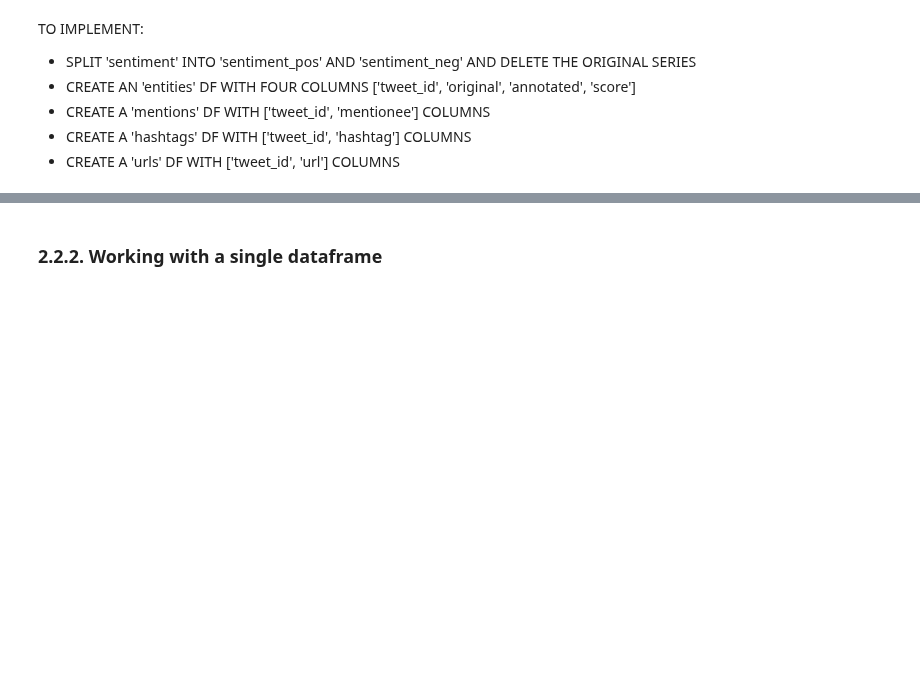
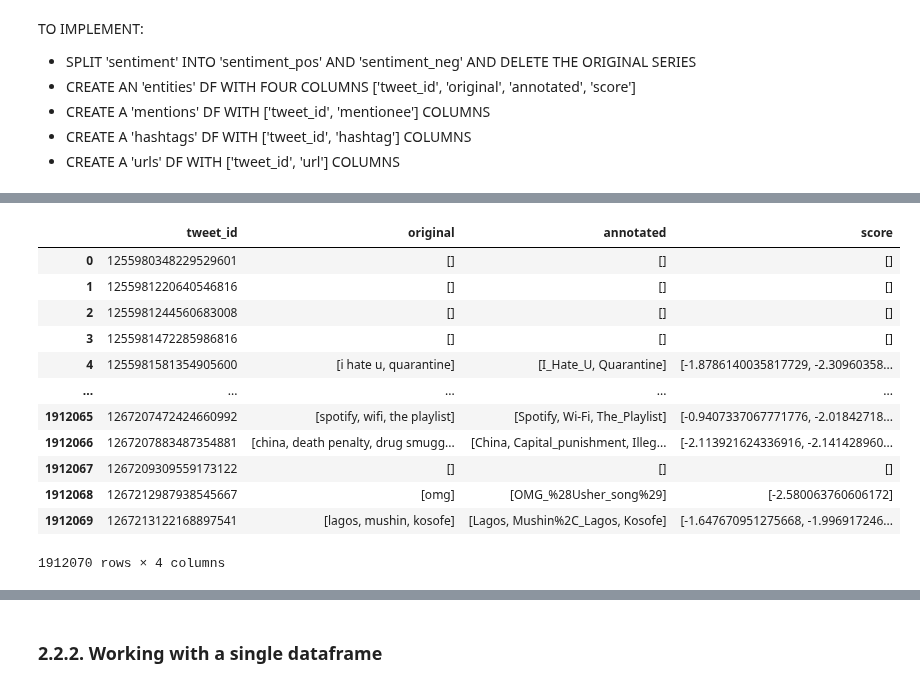
Before and after one commit to gesiscss/css_methods_python, a Jupyter notebook: a_introduction/2_data_handling_and_visualization.ipynb, the cells around one changed output, grey strips where cells are left out. Drawn from its saved outputs; the diff is of its cells as text; code cells hidden in the pictures; blank space fills up the shorter version.

```diff
--- a/a_introduction/2_data_handling_and_visualization.ipynb
+++ b/a_introduction/2_data_handling_and_visualization.ipynb
@@ -44,7 +44,7 @@ Download the file https://zenodo.org/record/4593502/files/TweetsCOV19_052020.tsv
 # %%
 import pandas as pd
 # %%
-tweets = pd.read_csv('data/tweetscov19/TweetsCOV19_052020.tsv.gz', sep='\t', header=None)
+tweets = pd.read_csv('data/data', sep='\t', header=None)
 # %%
 tweets.columns = ['tweet_id', 'username', 'timestamp', 'followers', 'friends', 'retweets', 'favorites', 'entities', 'sentiment', 'mentions', 'hashtags', 'urls']
 # %%
@@ -70,3 +70,19 @@ TO IMPLEMENT:
 - CREATE A 'mentions' DF WITH ['tweet_id', 'mentionee'] COLUMNS
 - CREATE A 'hashtags' DF WITH ['tweet_id', 'hashtag'] COLUMNS
 - CREATE A 'urls' DF WITH ['tweet_id', 'url'] COLUMNS
+# %%
+# Splitting 'sentiment' into pos and neg and deleting 'sentiment' column:
+
+pos = []
+neg = []
+
+for i in tweets['sentiment']:
+    pos.append(i.split()[0])
+    neg.append(i.split()[1])
+
+tweets['sentiment_pos'] = pos
+tweets['sentiment_neg'] = neg
+
+del tweets['sentiment']
+
+tweets
@@ -72,0 +103,49 @@ TO IMPLEMENT:
+# %%
+# Creating entities dataframe:
+
+original = []
+annotated = []
+score = []
+
+for i in tweets['entities']:
+
+    if i == 'null;':
+        original.append([''])
+        annotated.append([''])
+        score.append([''])
+    else:
+        temp_org = []
+        temp_annotated = []
+        temp_score = []
+        splitted = i.split(';')
+        splitted.pop(-1)
+        for j in splitted:
+            split = j.split(':')
+            temp_org.append(split[0])
+            temp_annotated.append(split[1])
+            temp_score.append(split[2])
+        original.append(temp_org)
+        annotated.append(temp_annotated)
+        score.append(temp_score)
+
+entities = pd.DataFrame()
+entities['tweet_id'] = tweets['tweet_id']
+entities['original'] = original
+entities['annotated'] = annotated
+entities['score'] = score
+
+entities
+# %% [output]
+|  | tweet_id | original | annotated | score |
+| 0 | 1255980348229529601 | [] | [] | [] |
+| 1 | 1255981220640546816 | [] | [] | [] |
+| 2 | 1255981244560683008 | [] | [] | [] |
+| 3 | 1255981472285986816 | [] | [] | [] |
+| 4 | 1255981581354905600 | [i hate u, quarantine] | [I_Hate_U, Quarantine] | [-1.8786140035817729, -2.30960358... |
+| ... | ... | ... | ... | ... |
+| 1912065 | 1267207472424660992 | [spotify, wifi, the playlist] | [Spotify, Wi-Fi, The_Playlist] | [-0.9407337067771776, -2.01842718... |
+| 1912066 | 1267207883487354881 | [china, death penalty, drug smugg... | [China, Capital_punishment, Illeg... | [-2.113921624336916, -2.141428960... |
+| 1912067 | 1267209309559173122 | [] | [] | [] |
+| 1912068 | 1267212987938545667 | [omg] | [OMG_%28Usher_song%29] | [-2.580063760606172] |
+| 1912069 | 1267213122168897541 | [lagos, mushin, kosofe] | [Lagos, Mushin%2C_Lagos, Kosofe] | [-1.647670951275668, -1.996917246... |
+1912070 rows × 4 columns
```
Also changed, not shown: parts of 5 cells of this notebook.
